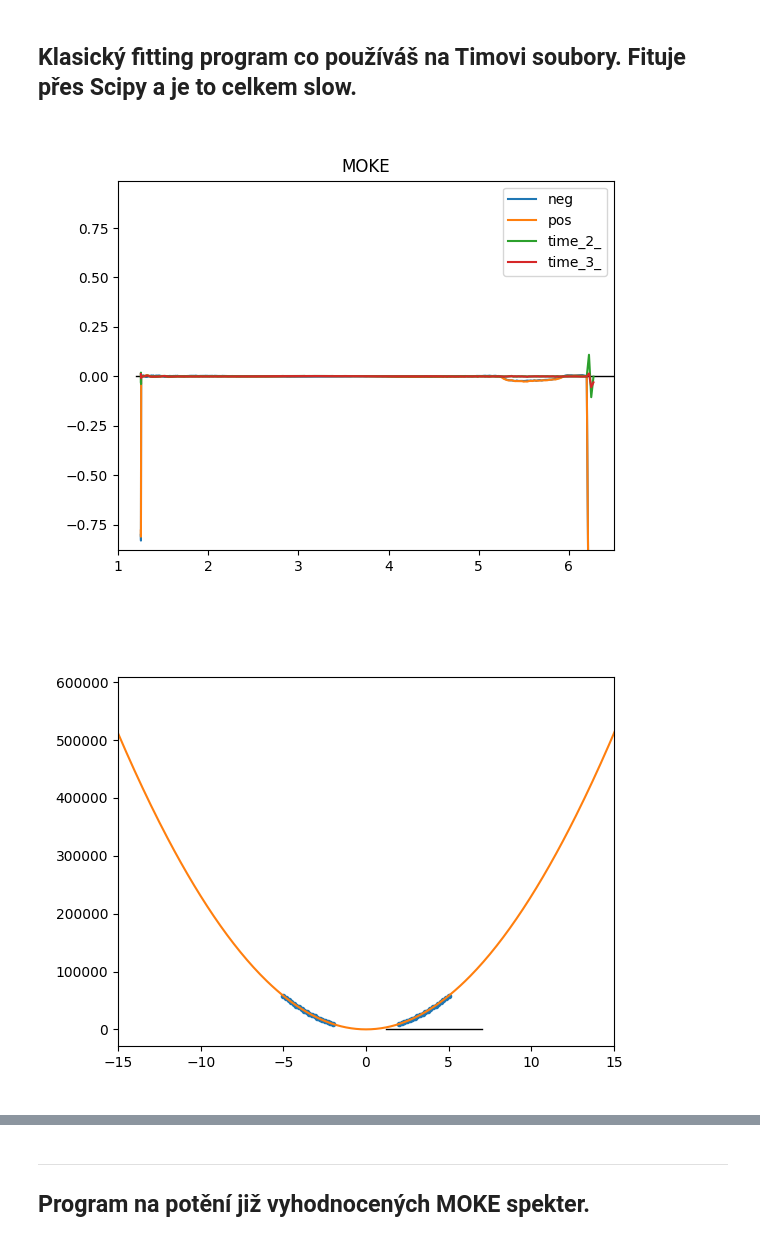
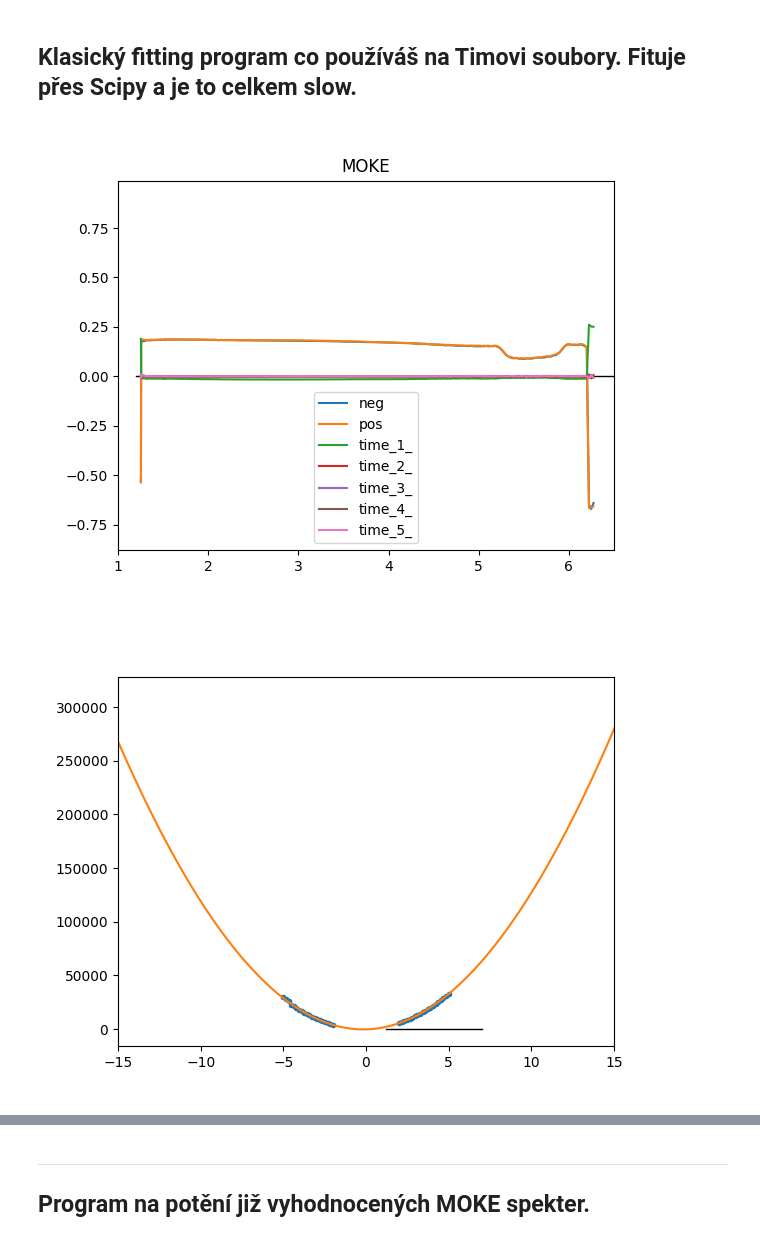
Before and after one commit to tomasek123/Default-script, a Jupyter notebook: Magnetooptika_experimenty.ipynb, the cells around one changed output, grey strips where cells are left out. Cells and saved outputs as stored; diff of their text form; code cells hidden in the pictures.

```diff
--- a/Magnetooptika_experimenty.ipynb
+++ b/Magnetooptika_experimenty.ipynb
@@ -89,34 +89,34 @@ def Fit(names,uhly,path):
 #########################################################################################################################################
 #########################################################################################################################################
 plt.plot([1.2,7],[0,0],'k-', linewidth = 1)
 
 
 
 castispek = []
-for i in range(2,4):
+for i in range(1,6):
     castispek = castispek + ['time_' + str(i) + '_']
 
 
 z = 5
 p = 20
 k = 2
 uhl = [z - (z-k)/(p-1)*i for i in range (p)] + [-k - (z-k)/(p-1)*i for i in range (p)]
 # uhl = [z - (z-k)/(p-1)*i for i in range (p)]
 
-cestou = r'C:\\Users\\tmale\\OneDrive\\Documents\\Data\\MnTe\\MnTe_385nm\\'
+cestou = r'C:\\Users\\tmale\\OneDrive\\Documents\\Data\\MnTe\\MnTe_35nm\\spectra 2\\'
 Fit(castispek,uhl,cestou)
 
 
 
 
 
 
 
 
 plt.legend()
 plt.ylim(-0.88,0.99)
 plt.xlim(1,6.5)
 plt.show()
 # %% [output]
-[figure, old version]
+[figure, new version]
-[figure, old version]
+[figure, new version]
```
Also changed, not shown: parts of 1 cell of this notebook.
